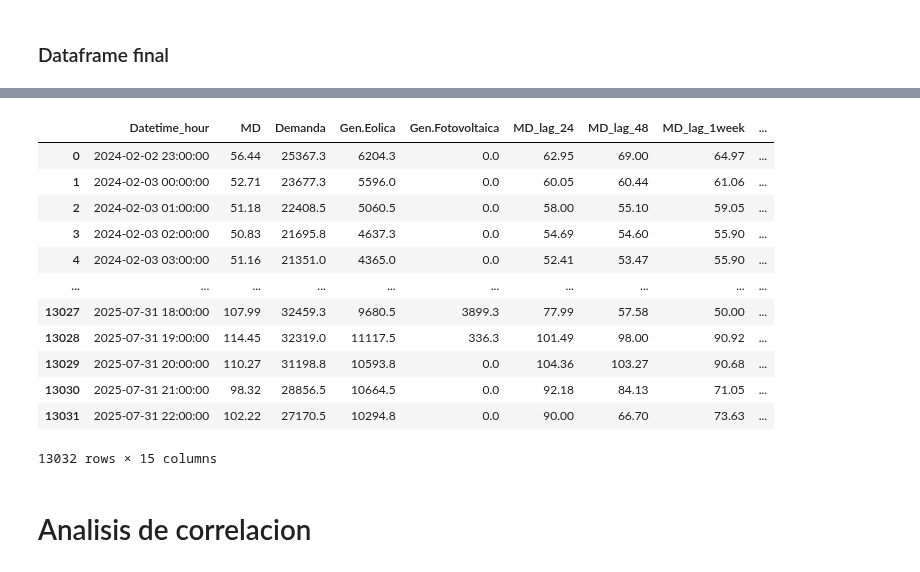
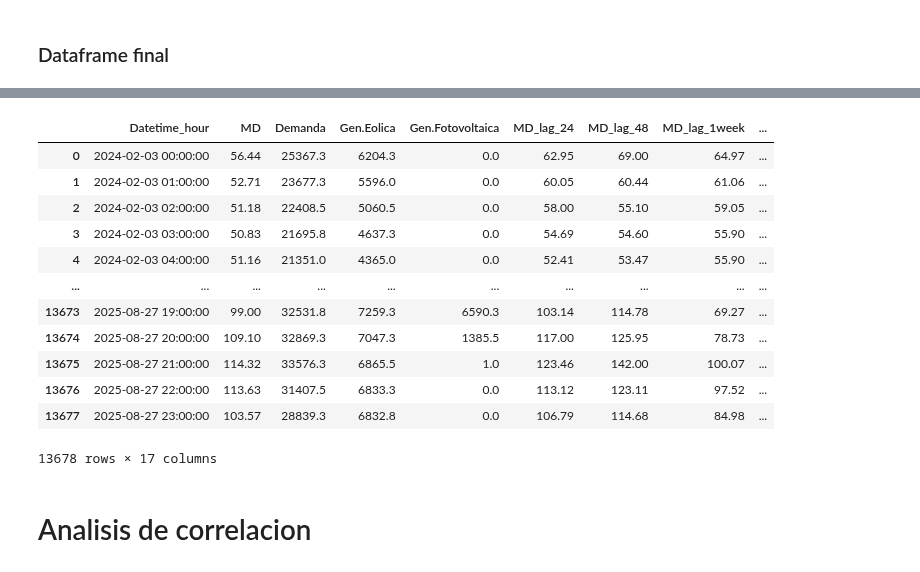
Before and after one commit to JaimeNavs9/proyecto_prediccion_MD, a Jupyter notebook: preparacion_datos.ipynb, the cells around one changed output, grey strips where cells are left out. Cells and saved outputs as stored; diff of their text form; code cells hidden in the pictures.

```diff
--- a/preparacion_datos.ipynb
+++ b/preparacion_datos.ipynb
@@ -528,0 +496,11 @@ df_clean_previsiones
+# %%
+df_clean_esios = limpieza_df(df_full)
+df_clean_esios['MD_lag_24'] = df_clean_esios['MD'].shift(24)
+df_clean_esios['MD_lag_48'] = df_clean_esios['MD'].shift(48)
+df_clean_esios['MD_lag_1week'] = df_clean_esios['MD'].shift(24*7)
+
+df_clean_esios['IDA1_lag_24'] = df_clean_esios['IDA1'].shift(24)
+df_clean_esios['IDA2_lag_24'] = df_clean_esios['IDA2'].shift(24)
+
+df_clean_esios.drop(columns=['IDA1', 'IDA2'], inplace=True)
+df_clean_esios
@@ -530,11 +522,11 @@ df_clean_previsiones
 ### OMIP
 # %%
 query = """SELECT Date, Dia_extraccion, FTB, FTS FROM omip_data
-        WHERE `Interval Type`='D' AND Date > '2024-01-01'"""
+        WHERE `Interval Type`='D' AND Date > '2023-01-01'"""
 df_omip_1 = execute_query(query, 'omip')
 
 query = """SELECT Date, Dia_extraccion, FTB, FTS FROM t_omip_forecast_hist
-        WHERE `Interval Type`='D' AND Date > '2024-01-01'"""
+        WHERE `Interval Type`='D' AND Date > '2023-01-01'"""
 df_omip_2 = execute_query(query, 'omip')
 
 df_omip = pd.concat([df_omip_1, df_omip_2], axis=0)
@@ -596,7 +588,8 @@ df_omip['Date'] = df_omip['Date'].apply(lambda x: x.strftime('%Y-%m-%d'))
 # %%
 df_mibgas1 = pd.read_excel('data_training/MIBGAS_Data_2025.xlsx', sheet_name=2)
 df_mibgas2 = pd.read_excel('data_training/MIBGAS_Data_2024.xlsx', sheet_name=2)
-df_mibgas = pd.concat([df_mibgas1, df_mibgas2], ignore_index=True)
+df_mibgas3 = pd.read_excel('data_training/MIBGAS_Data_2023.xlsx', sheet_name=2)
+df_mibgas = pd.concat([df_mibgas1, df_mibgas2, df_mibgas3], ignore_index=True)
 
 df_mibgas['Trading day'] = pd.to_datetime(df_mibgas['Trading day'])
 df_mibgas['Date'] = df_mibgas['Trading day']
@@ -633,7 +626,8 @@ df_mibgas_precio
 # %%
 df_co2_1 = pd.read_csv('data_training/historico-precios-CO2-_2024_.csv', sep=';')
 df_co2_2 = pd.read_csv('data_training/historico-precios-CO2-_2025_.csv', sep=';')
-df_co2 = pd.concat([df_co2_1, df_co2_2])
+df_co2_3 = pd.read_csv('data_training/historico-precios-CO2-_2023_.csv', sep=';')
+df_co2 = pd.concat([df_co2_1, df_co2_2, df_co2_3])
 
 df_co2['Fecha'] = pd.to_datetime(df_co2['Fecha'], format='%d-%m-%Y')
 df_co2['Fecha'] = df_co2['Fecha'].dt.strftime('%Y-%m-%d')
@@ -683,18 +677,15 @@ df_co2_precio_full
 # Calculamos la fecha en España (Datetime_hour está en UTC)
 utc_zone = pytz.utc
 spain_zone = pytz.timezone('Europe/Madrid')
-df_clean_previsiones['Datetime_hour'] = pd.to_datetime(df_clean_previsiones['Datetime_hour'])
-df_clean_previsiones['Datetime_hour_Spain'] = df_clean_previsiones['Datetime_hour'].dt.tz_localize(utc_zone).dt.tz_convert(spain_zone)
-df_clean_previsiones['Hour'] = df_clean_previsiones['Datetime_hour_Spain'].dt.hour
-df_clean_previsiones['Month'] = df_clean_previsiones['Datetime_hour_Spain'].dt.month
-df_clean_previsiones['Day_of_week'] = df_clean_previsiones['Datetime_hour_Spain'].dt.dayofweek
+df_clean_esios['Datetime_hour'] = pd.to_datetime(df_clean_esios['Datetime_hour'])
+df_clean_esios['Hour'] = df_clean_esios['Datetime_hour'].dt.hour
+df_clean_esios['Month'] = df_clean_esios['Datetime_hour'].dt.month
+df_clean_esios['Day_of_week'] = df_clean_esios['Datetime_hour'].dt.dayofweek
+df_clean_esios['Date'] = df_clean_esios['Datetime_hour'].dt.strftime('%Y-%m-%d')
 
 
-df_clean_previsiones['Date'] = df_clean_previsiones['Datetime_hour_Spain'].dt.strftime('%Y-%m-%d')
-df_clean_previsiones.drop(columns=['Datetime_hour_Spain'], inplace=True)
-
 # Hacemos merge con el df de omip
-df_previsiones_omip = pd.merge(df_clean_previsiones, df_omip, on='Date', how='inner')
+df_previsiones_omip = pd.merge(df_clean_esios, df_omip, on='Date', how='inner')
 df_previsiones_omip_mibgas = pd.merge(df_previsiones_omip, df_mibgas_precio, on='Date', how='inner')
 df_final_futuro = pd.merge(df_previsiones_omip_mibgas, df_co2_precio_full, on='Date', how='inner')
 df_final_futuro.drop(columns=['Date'], inplace=True)
@@ -720,17 +711,17 @@ memory usage: 1.3+ MB
 None
 |  | Datetime_hour | MD | Demanda | Gen.Eolica | Gen.Fotovoltaica | MD_lag_24 | MD_lag_48 | MD_lag_1week | ... |
-| 0 | 2024-02-02 23:00:00 | 56.44 | 25367.3 | 6204.3 | 0.0 | 62.95 | 69.00 | 64.97 | ... |
-| 1 | 2024-02-03 00:00:00 | 52.71 | 23677.3 | 5596.0 | 0.0 | 60.05 | 60.44 | 61.06 | ... |
-| 2 | 2024-02-03 01:00:00 | 51.18 | 22408.5 | 5060.5 | 0.0 | 58.00 | 55.10 | 59.05 | ... |
-| 3 | 2024-02-03 02:00:00 | 50.83 | 21695.8 | 4637.3 | 0.0 | 54.69 | 54.60 | 55.90 | ... |
-| 4 | 2024-02-03 03:00:00 | 51.16 | 21351.0 | 4365.0 | 0.0 | 52.41 | 53.47 | 55.90 | ... |
+| 0 | 2024-02-03 00:00:00 | 56.44 | 25367.3 | 6204.3 | 0.0 | 62.95 | 69.00 | 64.97 | ... |
+| 1 | 2024-02-03 01:00:00 | 52.71 | 23677.3 | 5596.0 | 0.0 | 60.05 | 60.44 | 61.06 | ... |
+| 2 | 2024-02-03 02:00:00 | 51.18 | 22408.5 | 5060.5 | 0.0 | 58.00 | 55.10 | 59.05 | ... |
+| 3 | 2024-02-03 03:00:00 | 50.83 | 21695.8 | 4637.3 | 0.0 | 54.69 | 54.60 | 55.90 | ... |
+| 4 | 2024-02-03 04:00:00 | 51.16 | 21351.0 | 4365.0 | 0.0 | 52.41 | 53.47 | 55.90 | ... |
 | ... | ... | ... | ... | ... | ... | ... | ... | ... | ... |
-| 13027 | 2025-07-31 18:00:00 | 107.99 | 32459.3 | 9680.5 | 3899.3 | 77.99 | 57.58 | 50.00 | ... |
-| 13028 | 2025-07-31 19:00:00 | 114.45 | 32319.0 | 11117.5 | 336.3 | 101.49 | 98.00 | 90.92 | ... |
-| 13029 | 2025-07-31 20:00:00 | 110.27 | 31198.8 | 10593.8 | 0.0 | 104.36 | 103.27 | 90.68 | ... |
-| 13030 | 2025-07-31 21:00:00 | 98.32 | 28856.5 | 10664.5 | 0.0 | 92.18 | 84.13 | 71.05 | ... |
-| 13031 | 2025-07-31 22:00:00 | 102.22 | 27170.5 | 10294.8 | 0.0 | 90.00 | 66.70 | 73.63 | ... |
+| 13673 | 2025-08-27 19:00:00 | 99.00 | 32531.8 | 7259.3 | 6590.3 | 103.14 | 114.78 | 69.27 | ... |
+| 13674 | 2025-08-27 20:00:00 | 109.10 | 32869.3 | 7047.3 | 1385.5 | 117.00 | 125.95 | 78.73 | ... |
+| 13675 | 2025-08-27 21:00:00 | 114.32 | 33576.3 | 6865.5 | 1.0 | 123.46 | 142.00 | 100.07 | ... |
+| 13676 | 2025-08-27 22:00:00 | 113.63 | 31407.5 | 6833.3 | 0.0 | 113.12 | 123.11 | 97.52 | ... |
+| 13677 | 2025-08-27 23:00:00 | 103.57 | 28839.3 | 6832.8 | 0.0 | 106.79 | 114.68 | 84.98 | ... |
-13032 rows × 15 columns
+13678 rows × 17 columns
 # %%
 df_final_futuro.to_csv('data_training/predictores_modelo_futuro.csv', index=False)
 # %% [markdown]
```
Also changed, not shown: parts of 12 cells of this notebook, 2 other files.
